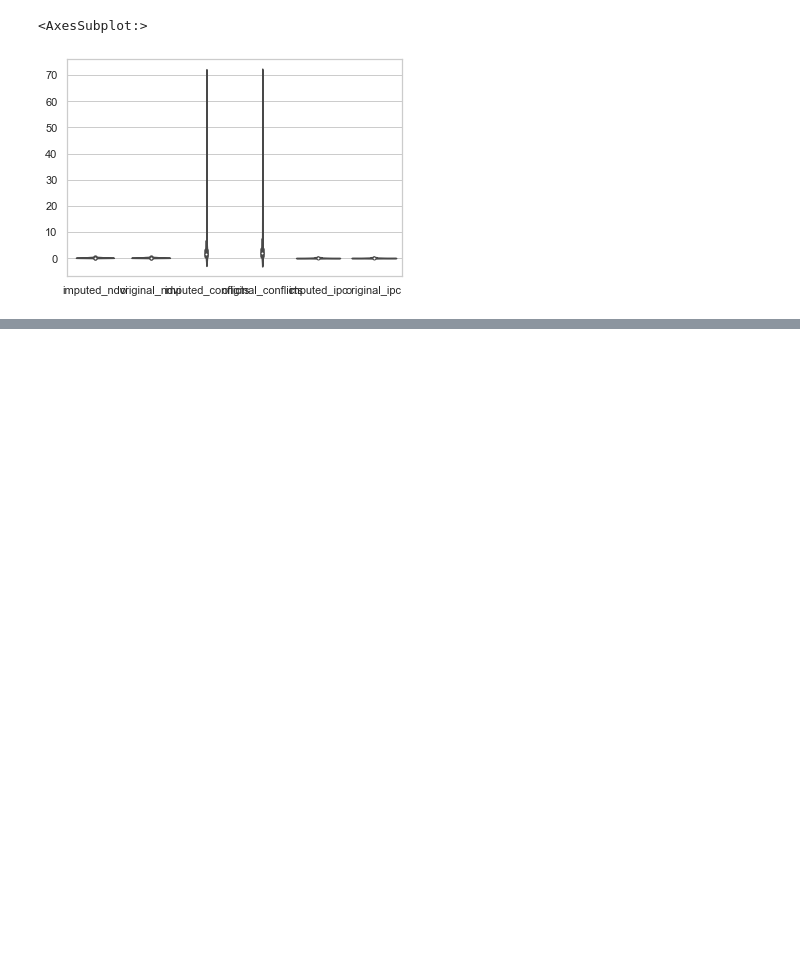
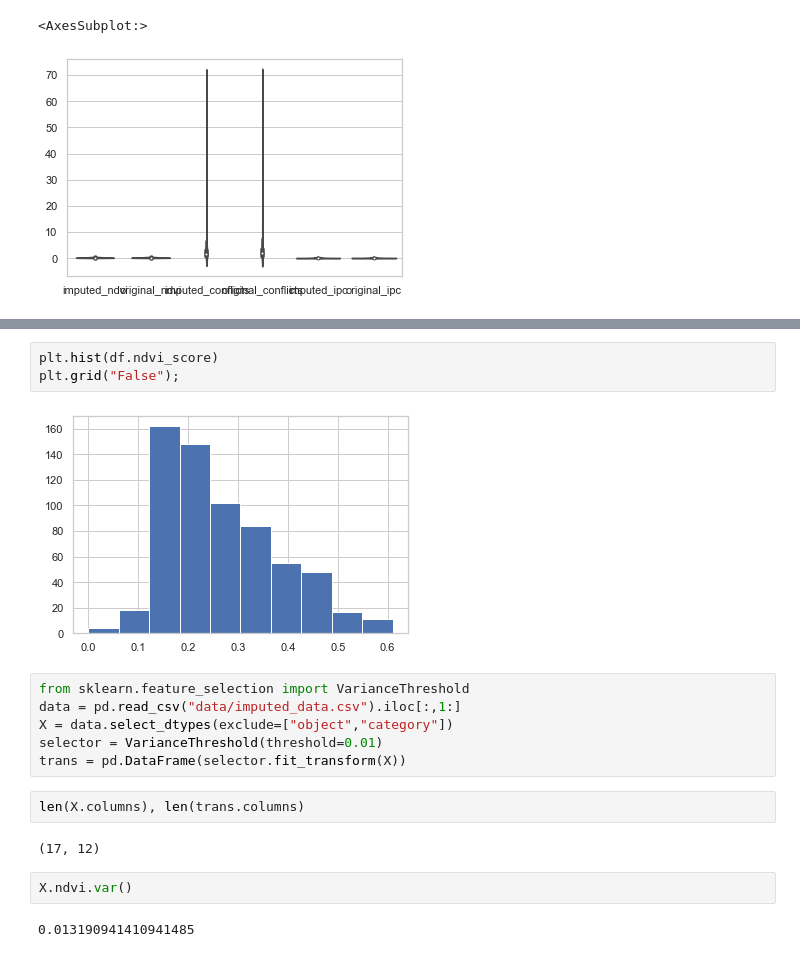
Before and after one commit to LeanderHuyghe/Wasting_Prediction, a Jupyter notebook: Imputation/Imputation Visualisation.ipynb, the cells around one changed output, grey strips where cells are left out. Cells and saved outputs as stored; diff of their text form; blank space fills up the shorter version.

```diff
--- a/Imputation Visualisation.ipynb
+++ b/Imputation/Imputation Visualisation.ipynb
@@ -308,0 +324,19 @@ sns.violinplot(p)
+# %%
+plt.hist(df.ndvi_score)
+plt.grid("False");
+# %% [output]
+[figure, added]
+# %%
+from sklearn.feature_selection import VarianceThreshold
+data = pd.read_csv("data/imputed_data.csv").iloc[:,1:]
+X = data.select_dtypes(exclude=["object","category"])
+selector = VarianceThreshold(threshold=0.01)
+trans = pd.DataFrame(selector.fit_transform(X))
+# %%
+len(X.columns), len(trans.columns)
+# %% [output]
+(17, 12)
+# %%
+X.ndvi.var()
+# %% [output]
+0.013190941410941485
```
Also changed, not shown: parts of 6 cells of this notebook, 12 other files.
